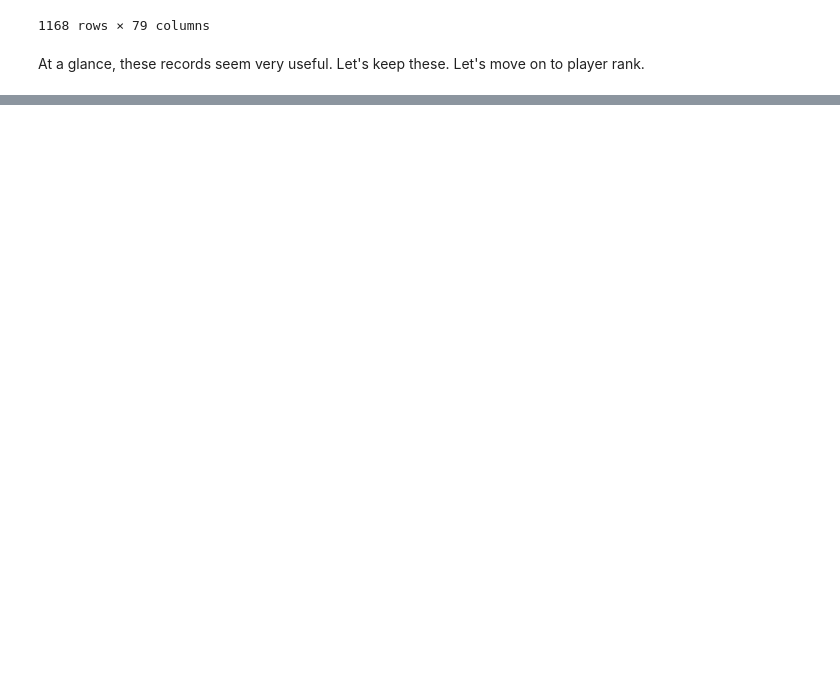
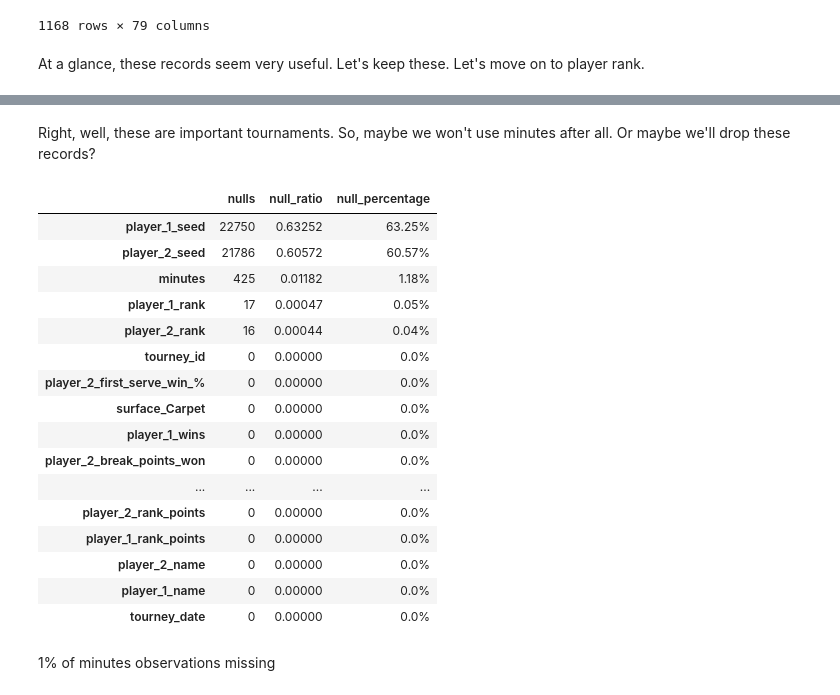
Before and after one commit to Racket-Science/Tennis-Match-Predictions, a Jupyter notebook: Notebooks/bondy_books/bondy_2.1.ipynb, the cells around one changed output, grey strips where cells are left out. Drawn from its saved outputs; the diff is of its cells as text; code cells hidden in the pictures; blank space fills up the shorter version.

```diff
--- a/Notebooks/bondy_books/bondy_2.1.ipynb
+++ b/Notebooks/bondy_books/bondy_2.1.ipynb
@@ -550,0 +733,25 @@ df[df.player_1_rank_points.isnull()]
+# %% [markdown]
+Right, well, these are important tournaments. So, maybe we won't use minutes after all. Or maybe we'll drop these records?
+# %%
+# review null ratios
+p.calculate_column_nulls(df)
+# %% [output]
+|  | nulls | null_ratio | null_percentage |
+| player_1_seed | 22750 | 0.63252 | 63.25% |
+| player_2_seed | 21786 | 0.60572 | 60.57% |
+| minutes | 425 | 0.01182 | 1.18% |
+| player_1_rank | 17 | 0.00047 | 0.05% |
+| player_2_rank | 16 | 0.00044 | 0.04% |
+| tourney_id | 0 | 0.00000 | 0.0% |
+| player_2_first_serve_win_% | 0 | 0.00000 | 0.0% |
+| surface_Carpet | 0 | 0.00000 | 0.0% |
+| player_1_wins | 0 | 0.00000 | 0.0% |
+| player_2_break_points_won | 0 | 0.00000 | 0.0% |
+| ... | ... | ... | ... |
+| player_2_rank_points | 0 | 0.00000 | 0.0% |
+| player_1_rank_points | 0 | 0.00000 | 0.0% |
+| player_2_name | 0 | 0.00000 | 0.0% |
+| player_1_name | 0 | 0.00000 | 0.0% |
+| tourney_date | 0 | 0.00000 | 0.0% |
+# %% [markdown]
+1% of minutes observations missing
```
Also changed, not shown: parts of 24 cells of this notebook, 1 other file.
